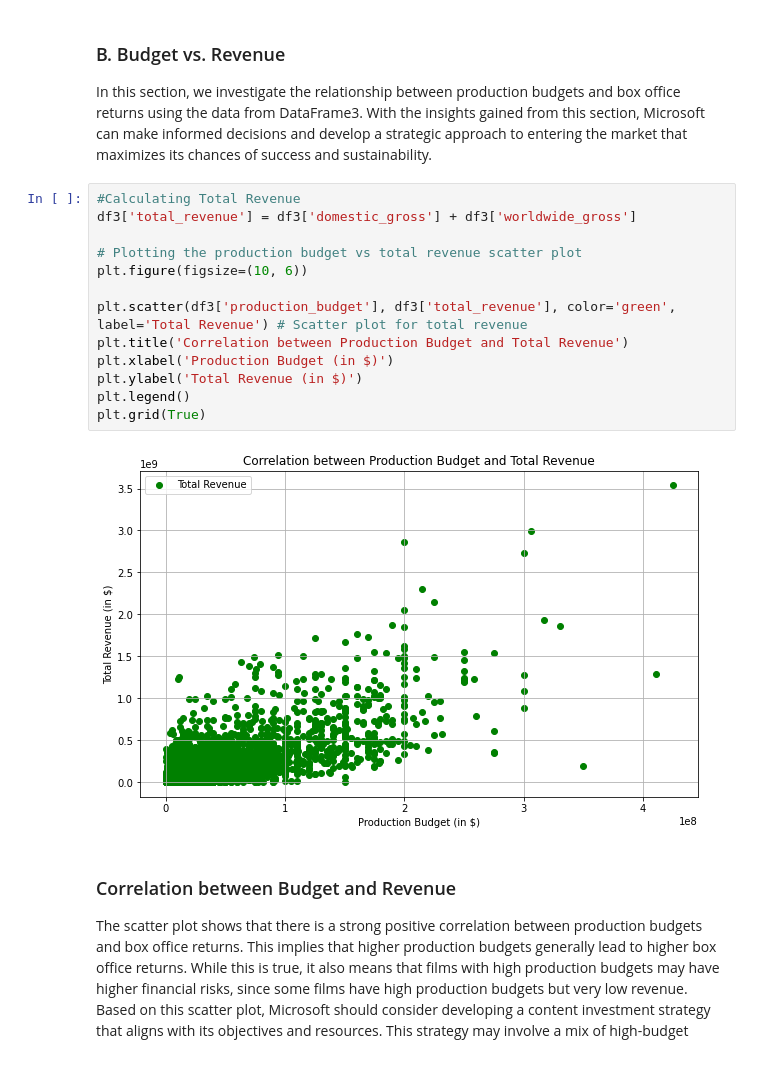
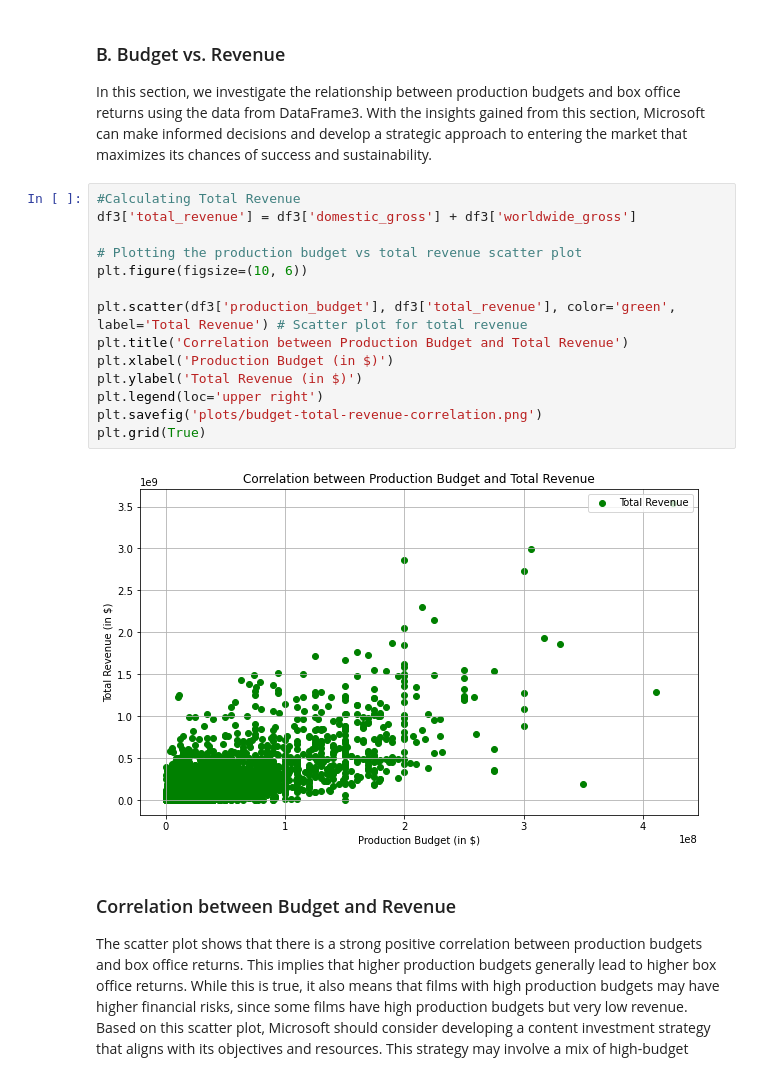
Before and after one commit to JulieMusangi/Film-Performance-Insights, a Jupyter notebook: analysis.ipynb, the cells around one changed output. Drawn from its saved outputs; the diff is of its cells as text.

```diff
--- a/analysis.ipynb
+++ b/analysis.ipynb
@@ -562,18 +562,19 @@ In this section, we investigate the relationship between production budgets and
 # %%
 #Calculating Total Revenue
 df3['total_revenue'] = df3['domestic_gross'] + df3['worldwide_gross']
 
 # Plotting the production budget vs total revenue scatter plot
 plt.figure(figsize=(10, 6))
 
 plt.scatter(df3['production_budget'], df3['total_revenue'], color='green', label='Total Revenue') # Scatter plot for total revenue
 plt.title('Correlation between Production Budget and Total Revenue')
 plt.xlabel('Production Budget (in $)')
 plt.ylabel('Total Revenue (in $)')
-plt.legend()
+plt.legend(loc='upper right')
+plt.savefig('plots/budget-total-revenue-correlation.png')
 plt.grid(True)
 # %% [output]
-[figure, old version]
+[figure, new version]
 # %% [markdown]
 ### Correlation between Budget and Revenue
 The scatter plot shows that there is a strong positive correlation between production budgets and box office returns. This implies that higher production budgets generally lead to higher box office returns. While this is true, it also means that films with high production budgets may have higher financial risks, since some films have high production budgets but very low revenue.
```
Also changed, not shown: parts of 7 cells of this notebook, 9 other files.
